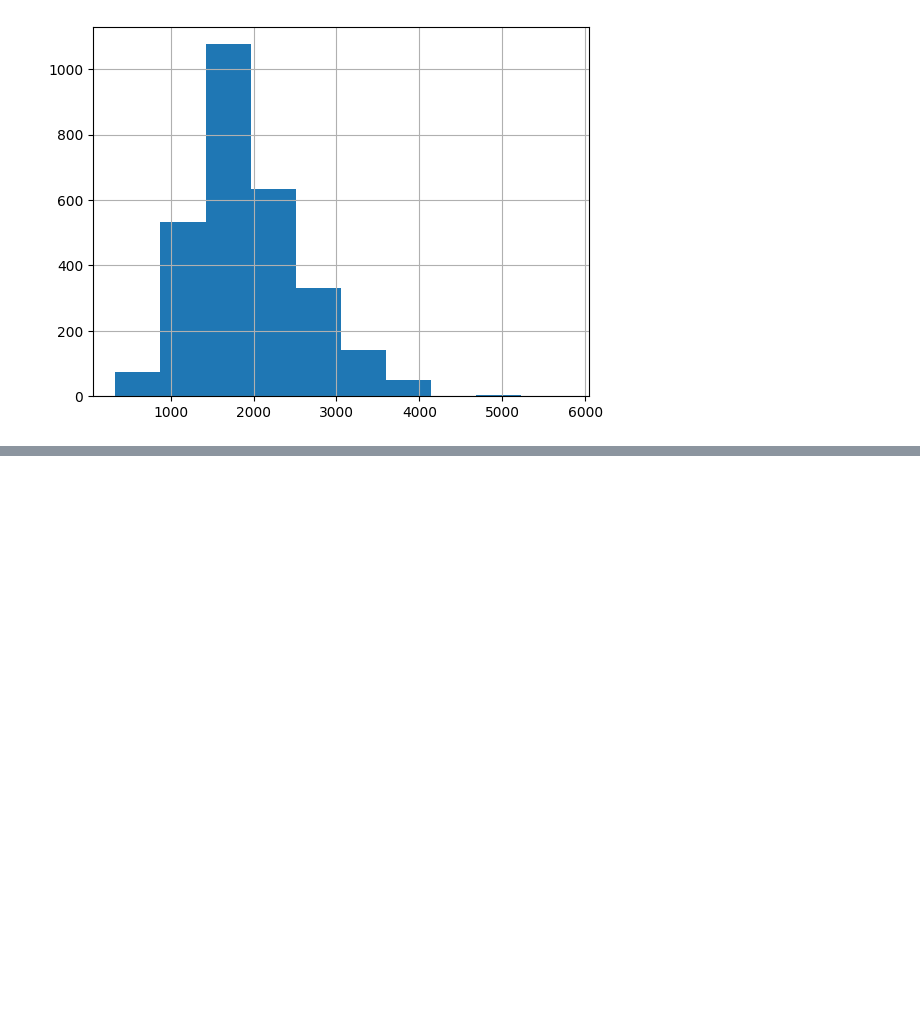
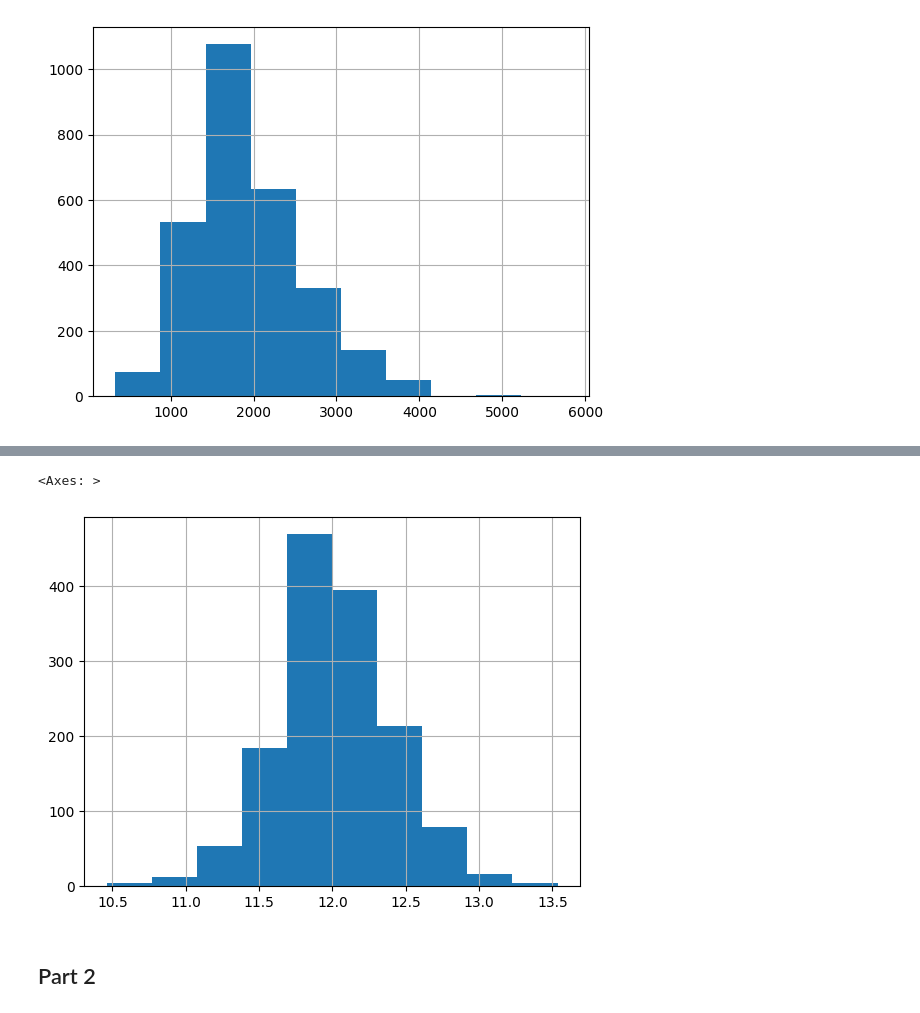
Before and after one commit to tsal4/data2000_labs, a Jupyter notebook: labs/050_decision-trees.ipynb, the cells around one changed output, grey strips where cells are left out. Saved outputs shown, nothing was run; the diff lists cells and outputs as text; code cells hidden in the pictures; blank space fills up the shorter version.

```diff
--- a/labs/050_decision-trees.ipynb
+++ b/labs/050_decision-trees.ipynb
@@ -491,0 +512,7 @@ data["TotalSF"].hist()
+# %%
+data['SalePriceLog'] = np.log(1 + data['SalePrice'])
+# %%
+data['SalePriceLog'].hist()
+# %% [output]
+<Axes: >
+[figure, added]
@@ -491,0 +523,2 @@ data["TotalSF"].hist()
+# %% [markdown]
+## Part 2
```
Also changed, not shown: parts of 7 cells of this notebook.
